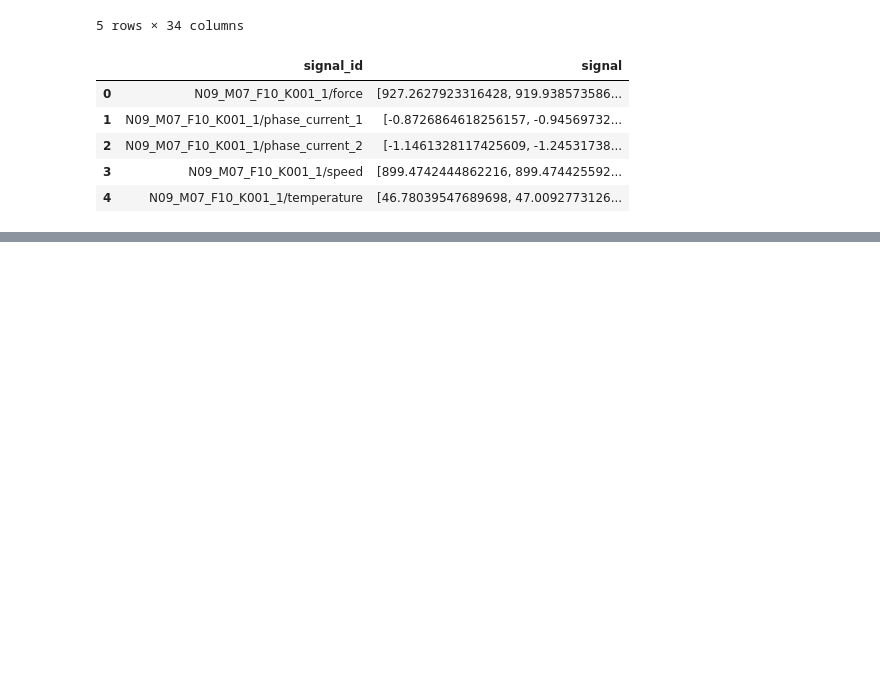
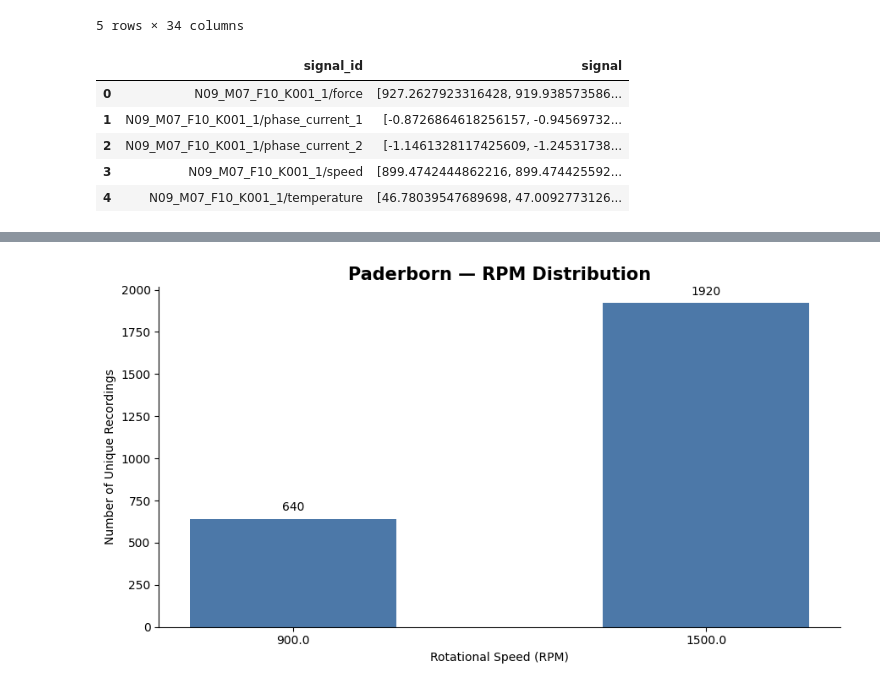
Before and after one commit to Snappy-Aditya123/LLMs_RAG_Bearings, a Jupyter notebook: scr/EDA.ipynb, the cells around one changed output, grey strips where cells are left out. Cells and saved outputs as stored; diff of their text form; code cells hidden in the pictures; blank space fills up the shorter version.

```diff
--- a/scr/EDA.ipynb
+++ b/scr/EDA.ipynb
@@ -81,0 +257,39 @@ paderborn_signals_df.head()
+# %%
+import matplotlib.pyplot as plt
+import seaborn as sns
+
+df = paderborn_metadata_df.copy()
+
+# Select vibration recordings
+df = df[df["channel"] == "vibration"]
+
+# Remove duplicate recordings
+df = df.drop_duplicates(subset=["recording_id"])
+
+# Count unique recordings per RPM
+rpm_counts = (
+    df["speed_rpm"]
+    .value_counts()
+    .sort_index()
+)
+
+fig, ax = plt.subplots(figsize=(9, 5))
+
+bars = ax.bar(
+    rpm_counts.index.astype(str),
+    rpm_counts.values,
+    width=0.5,
+    color="#4C78A8"
+)
+
+ax.bar_label(bars, padding=5)
+
+ax.set_title("Paderborn — RPM Distribution", fontsize=15, weight="bold")
+ax.set_xlabel("Rotational Speed (RPM)")
+ax.set_ylabel("Number of Unique Recordings")
+
+sns.despine()
+plt.tight_layout()
+plt.show()
+# %% [output]
+[figure, added]
```
Also changed, not shown: parts of 19 cells of this notebook.
